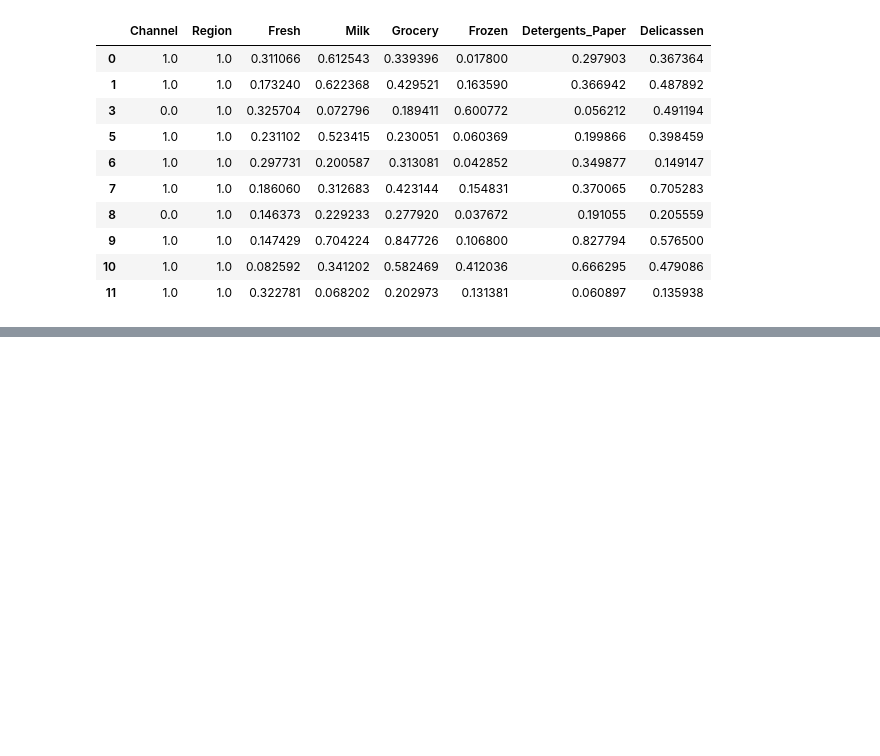
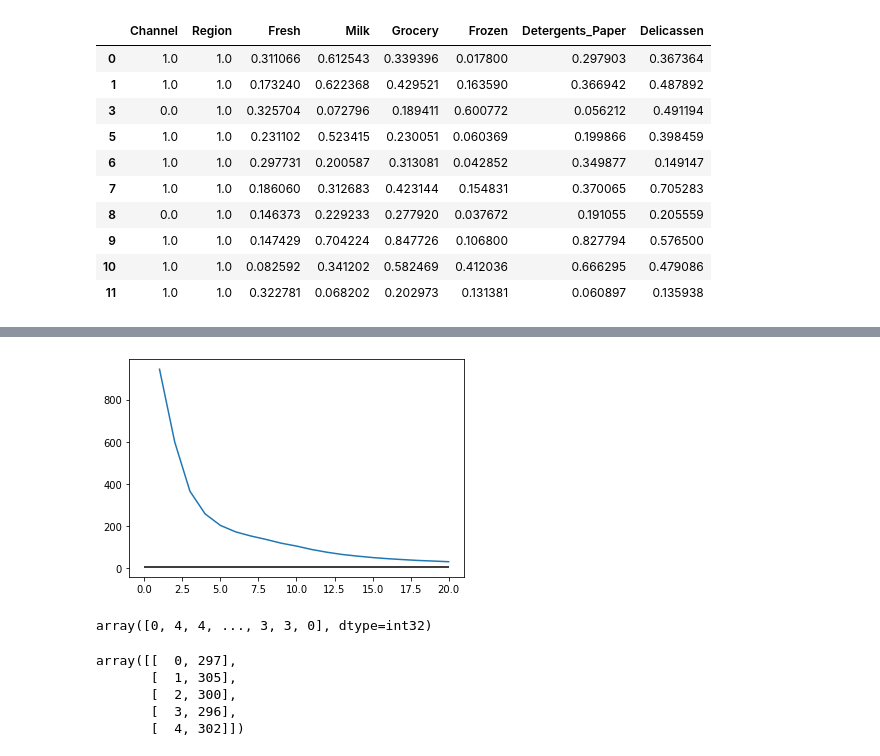
Before and after one commit to leonistor/ml-fundamentals, a Jupyter notebook: 02-unsupervised.ipynb, the cells around one changed output, grey strips where cells are left out. Saved outputs shown, nothing was run; the diff lists cells and outputs as text; code cells hidden in the pictures; blank space fills up the shorter version.

```diff
--- a/02-unsupervised.ipynb
+++ b/02-unsupervised.ipynb
@@ -208,0 +211,15 @@ data.head(10)
+# %%
+from sklearn.cluster import KMeans
+
+# search for ideal k, no more than 20
+ideal_k = []
+for i in range(1,21):
+    est_kmeans = KMeans(n_clusters=i)
+    est_kmeans.fit(data_circles)
+
+    # inertia_:
+    # Sum of squared distances of samples to their closest cluster center.
+    ideal_k.append([i, est_kmeans.inertia_])
+
+ideal_k = np.array(ideal_k)
+ideal_k
@@ -208,0 +247,22 @@ data.head(10)
+# %%
+plt.plot(ideal_k[:,0], ideal_k[:,1])
+plt.hlines([5], 0, 20)
+plt.show()
+# %% [output]
+[figure, added]
+# %%
+# use ideal_k = 5
+est_kmeans = KMeans(n_clusters=5)
+est_kmeans.fit(data_circles)
+pred_kmeans = est_kmeans.predict(data_circles)
+pred_kmeans
+# %% [output]
+array([0, 4, 4, ..., 3, 3, 0], dtype=int32)
+# %%
+np.array(np.unique(np.array(pred_kmeans), return_counts=True)).T
+# %% [output]
+array([[  0, 297],
+       [  1, 305],
+       [  2, 300],
+       [  3, 296],
+       [  4, 302]])
```
Also changed, not shown: parts of 5 cells of this notebook.
